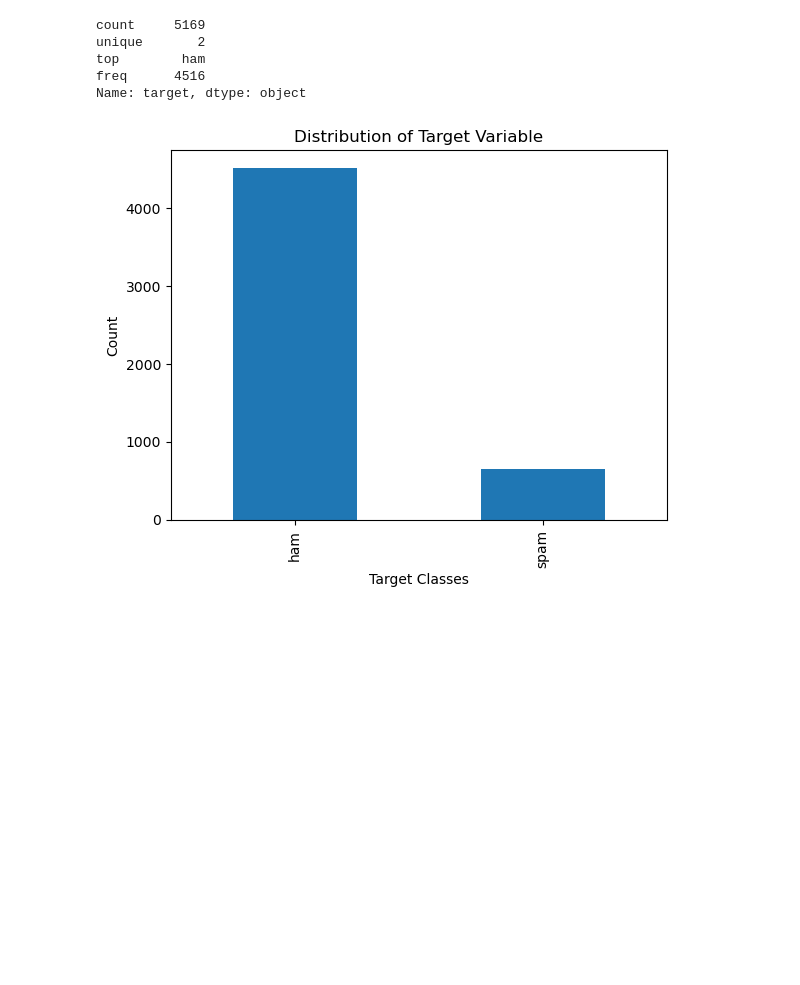
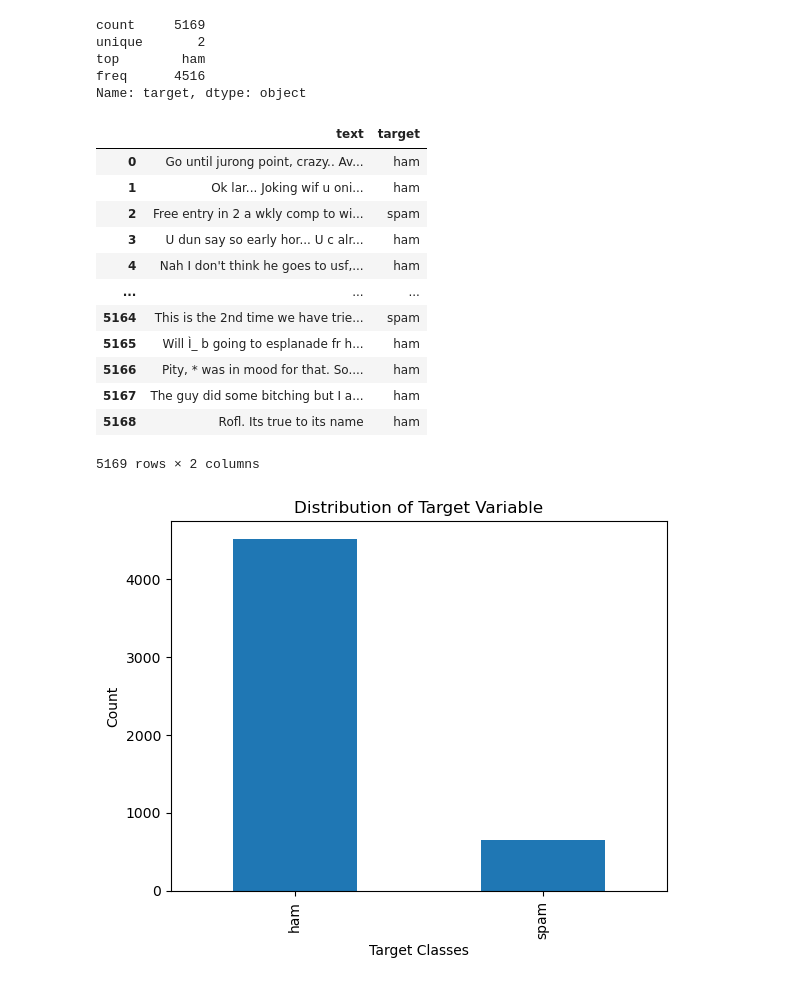
Before and after one commit to InsightfulSantosh/MLOPS-Complete-ML-Pipeline, a Jupyter notebook: experiment/mynotebook.ipynb, the cells around one changed output. Saved outputs shown, nothing was run; the diff lists cells and outputs as text; code cells hidden in the pictures; blank space fills up the shorter version.

Commit message:
i have done

```diff
--- a/experiment/mynotebook.ipynb
+++ b/experiment/mynotebook.ipynb
@@ -82,6 +98,22 @@ unique       2
 top        ham
 freq      4516
 Name: target, dtype: object
+# %%
+df
+# %% [output]
+|  | text | target |
+| 0 | Go until jurong point, crazy.. Av... | ham |
+| 1 | Ok lar... Joking wif u oni... | ham |
+| 2 | Free entry in 2 a wkly comp to wi... | spam |
+| 3 | U dun say so early hor... U c alr... | ham |
+| 4 | Nah I don't think he goes to usf,... | ham |
+| ... | ... | ... |
+| 5164 | This is the 2nd time we have trie... | spam |
+| 5165 | Will Ì_ b going to esplanade fr h... | ham |
+| 5166 | Pity, * was in mood for that. So.... | ham |
+| 5167 | The guy did some bitching but I a... | ham |
+| 5168 | Rofl. Its true to its name | ham |
+5169 rows × 2 columns
 # %%
 df.target.value_counts().plot(kind='bar')
 plt.xlabel("Target Classes")
```
Also changed, not shown: parts of 14 cells of this notebook.
